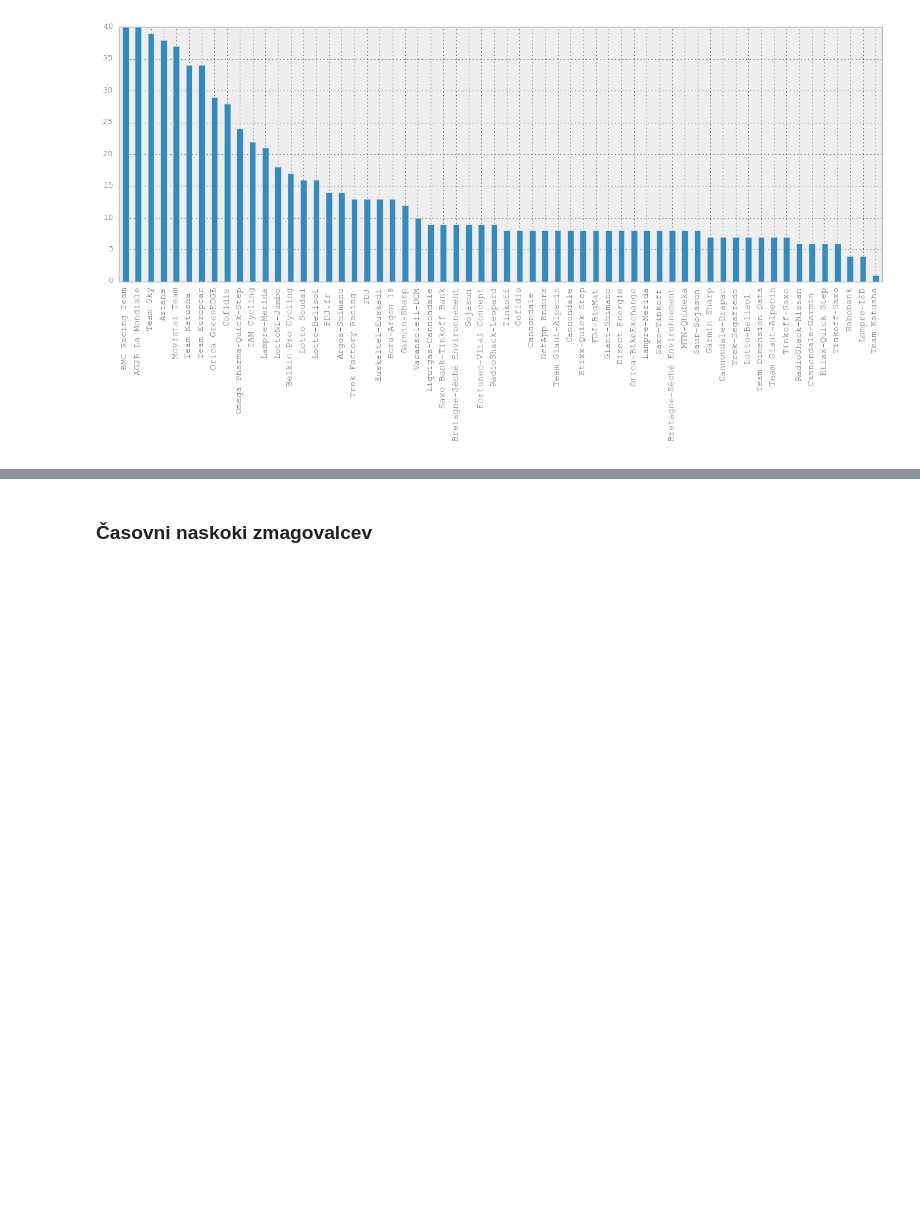
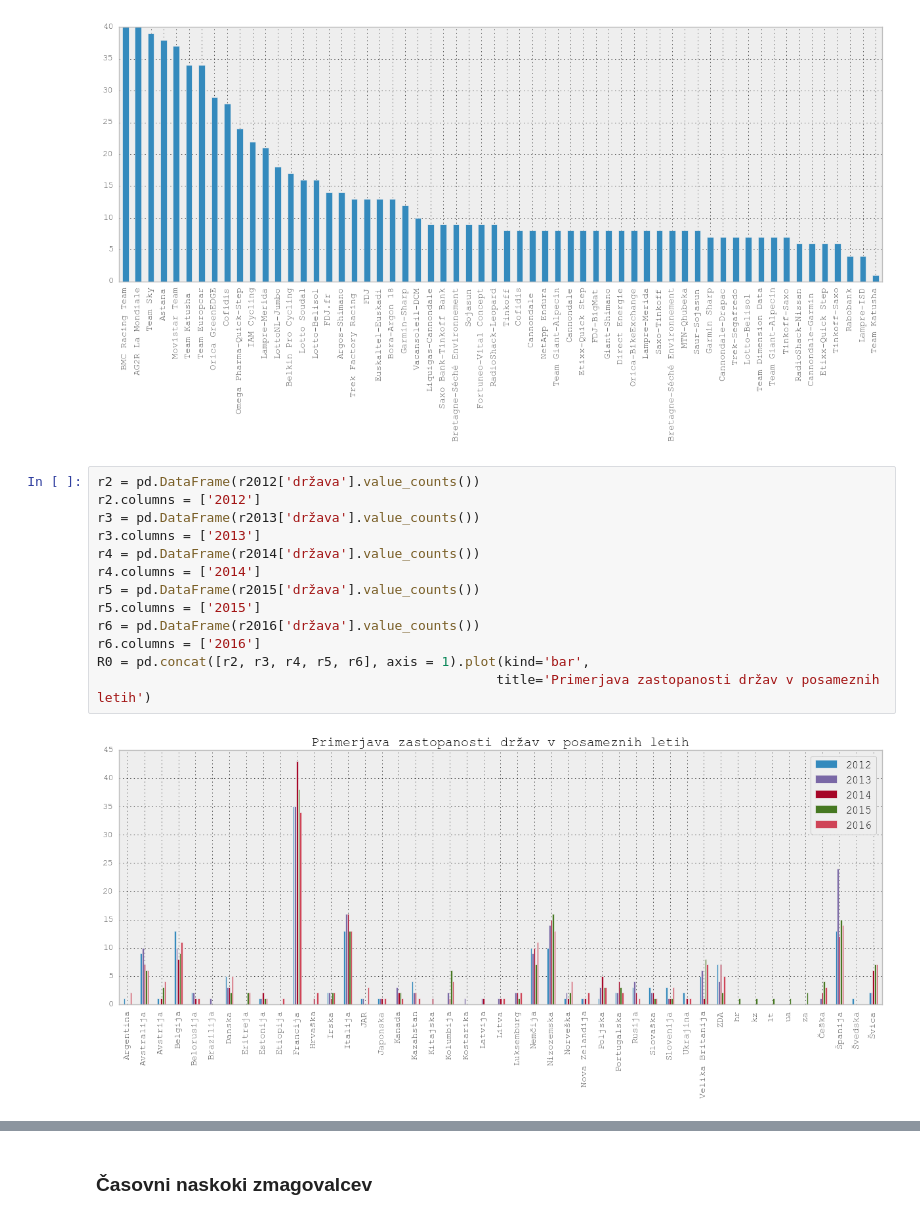
Before and after one commit to aeTS/Projekt-PRO1, a Jupyter notebook: Projekt_analiza_Tour.ipynb, the cells around one changed output, grey strips where cells are left out. Saved outputs shown, nothing was run; the diff lists cells and outputs as text; blank space fills up the shorter version.

```diff
--- a/Projekt_analiza_Tour.ipynb
+++ b/Projekt_analiza_Tour.ipynb
@@ -136,3 +140,18 @@ vse['ekipa'].value_counts().plot(kind='bar')
 # %% [output]
 <matplotlib.axes._subplots.AxesSubplot at 0x...>
 [figure]
+# %%
+r2 = pd.DataFrame(r2012['država'].value_counts())
+r2.columns = ['2012']
+r3 = pd.DataFrame(r2013['država'].value_counts())
+r3.columns = ['2013']
+r4 = pd.DataFrame(r2014['država'].value_counts())
+r4.columns = ['2014']
+r5 = pd.DataFrame(r2015['država'].value_counts())
+r5.columns = ['2015']
+r6 = pd.DataFrame(r2016['država'].value_counts())
+r6.columns = ['2016']
+R0 = pd.concat([r2, r3, r4, r5, r6], axis = 1).plot(kind='bar',
+                                                   title='Primerjava zastopanosti držav v posameznih letih')
+# %% [output]
+[figure, added]
```
Also changed, not shown: parts of 14 cells of this notebook.
